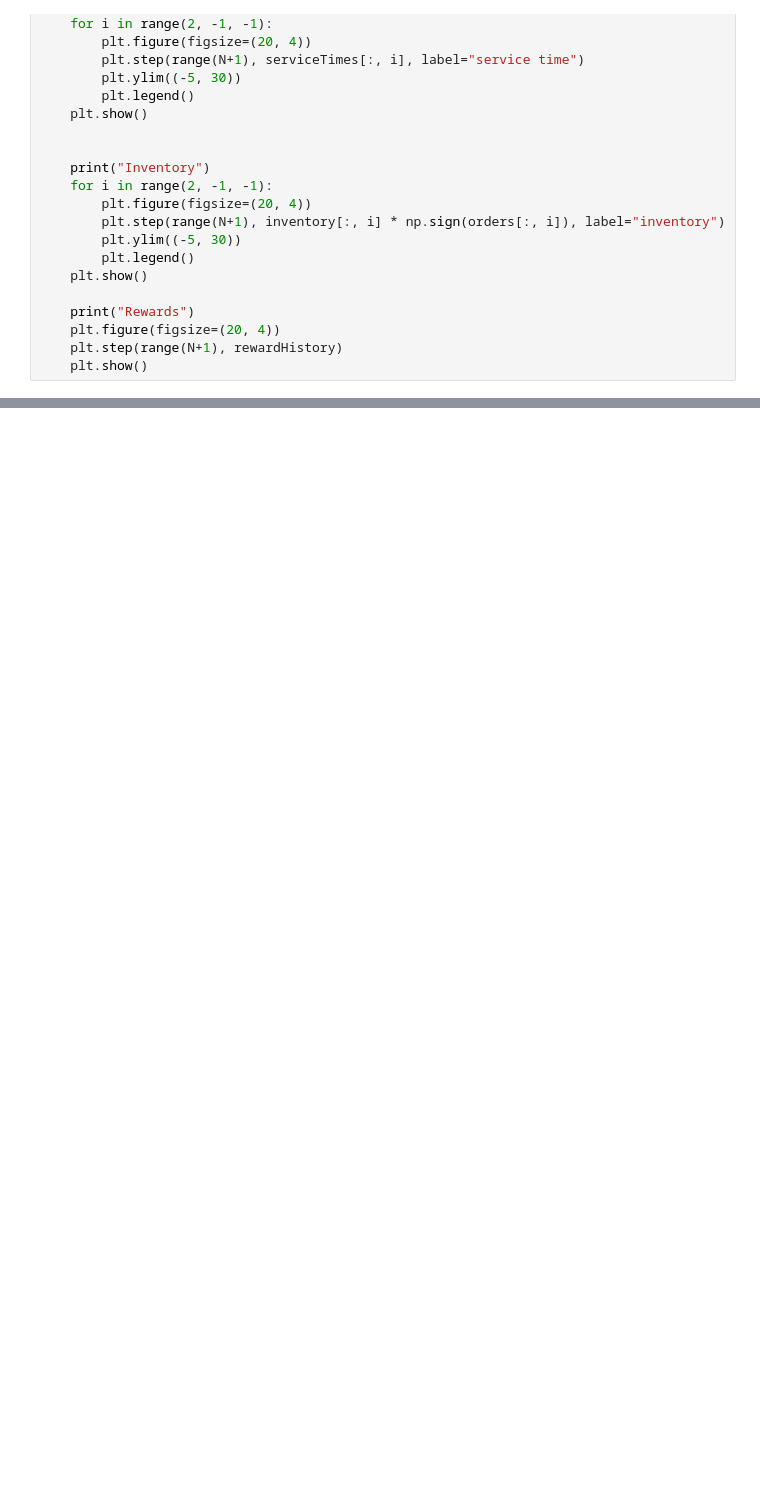
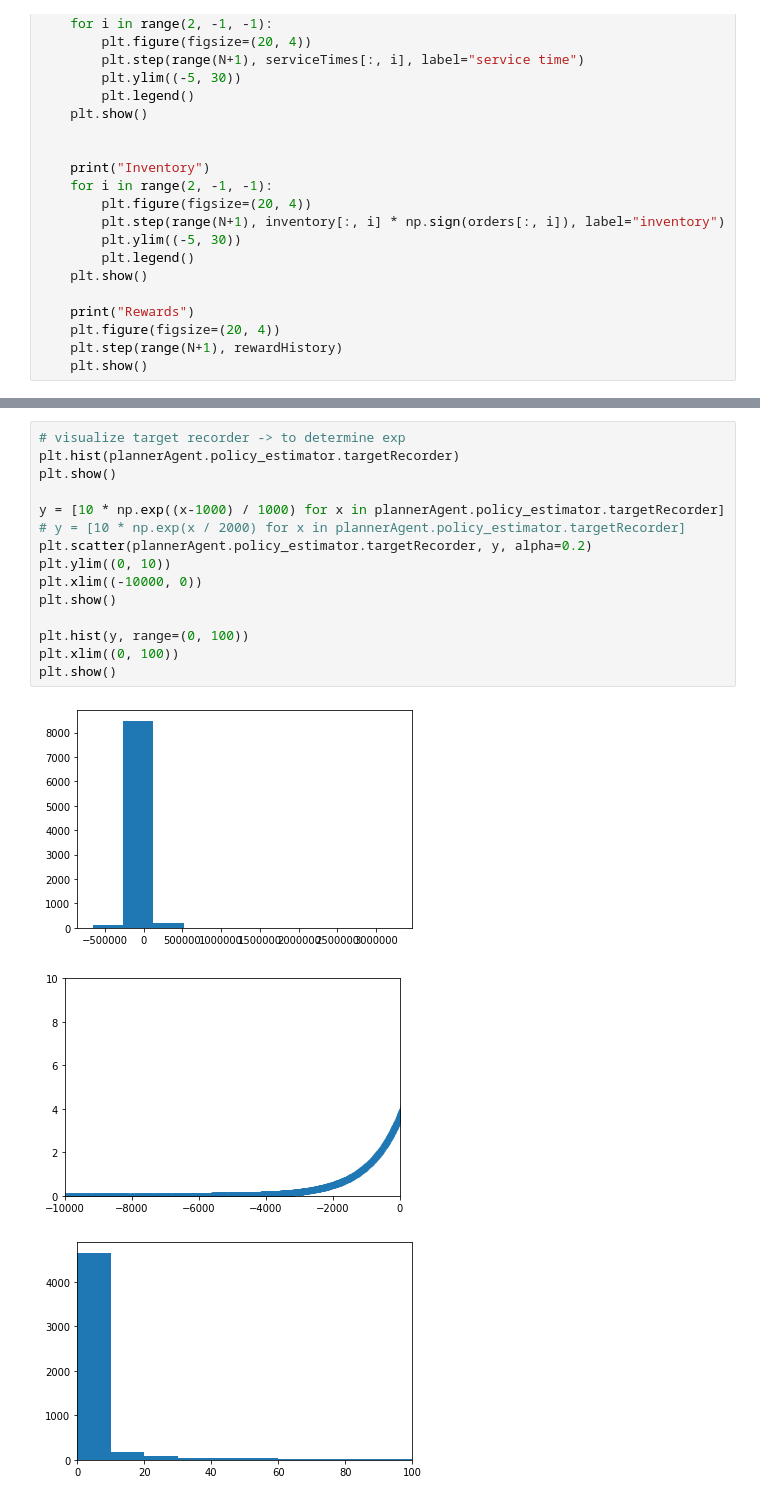
Before and after one commit to Zhangbeibei1991/safety_stock_optimisation_RL, a Jupyter notebook: policy-gradient-train-test.ipynb, the cells around one changed output, grey strips where cells are left out. Cells and saved outputs as stored; diff of their text form; blank space fills up the shorter version.

```diff
--- a/policy-gradient-train-test.ipynb
+++ b/policy-gradient-train-test.ipynb
@@ -127 +136,20 @@ for i in tqdm_notebook(range(50)):
 ... (23 outputs left out)
+# %%
+# visualize target recorder -> to determine exp
+plt.hist(plannerAgent.policy_estimator.targetRecorder)
+plt.show()
+
+y = [10 * np.exp((x-1000) / 1000) for x in plannerAgent.policy_estimator.targetRecorder]
+# y = [10 * np.exp(x / 2000) for x in plannerAgent.policy_estimator.targetRecorder]
+plt.scatter(plannerAgent.policy_estimator.targetRecorder, y, alpha=0.2)
+plt.ylim((0, 10))
+plt.xlim((-10000, 0))
+plt.show()
+
+plt.hist(y, range=(0, 100))
+plt.xlim((0, 100))
+plt.show()
+# %% [output]
+[figure, added]
+[figure, added]
+[figure, added]
```
Also changed, not shown: parts of 10 cells of this notebook, 1 other file.
